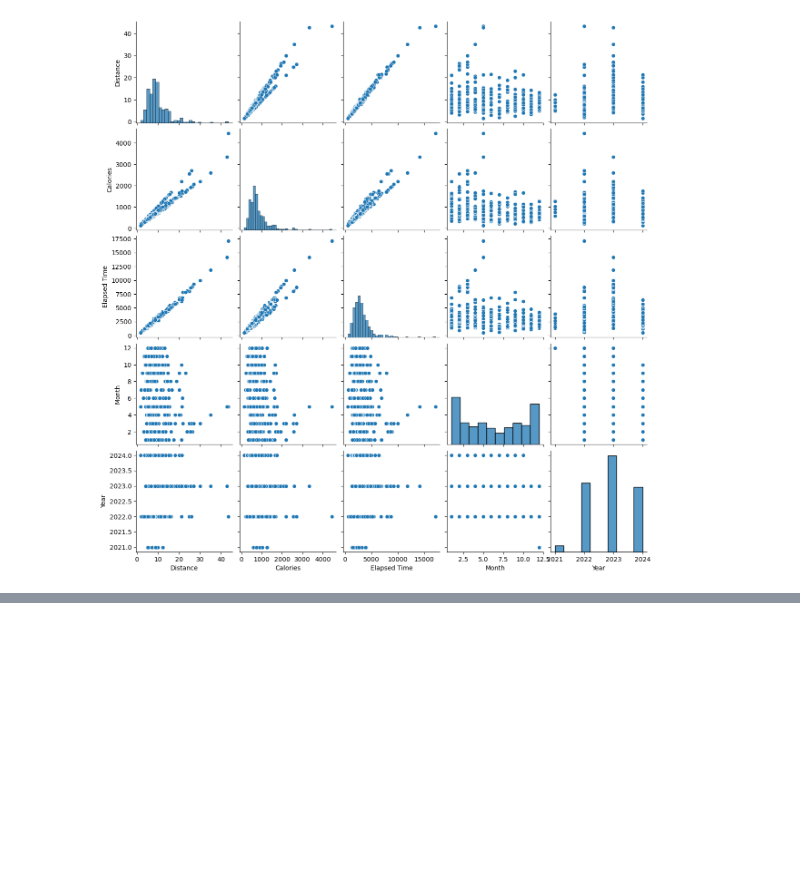
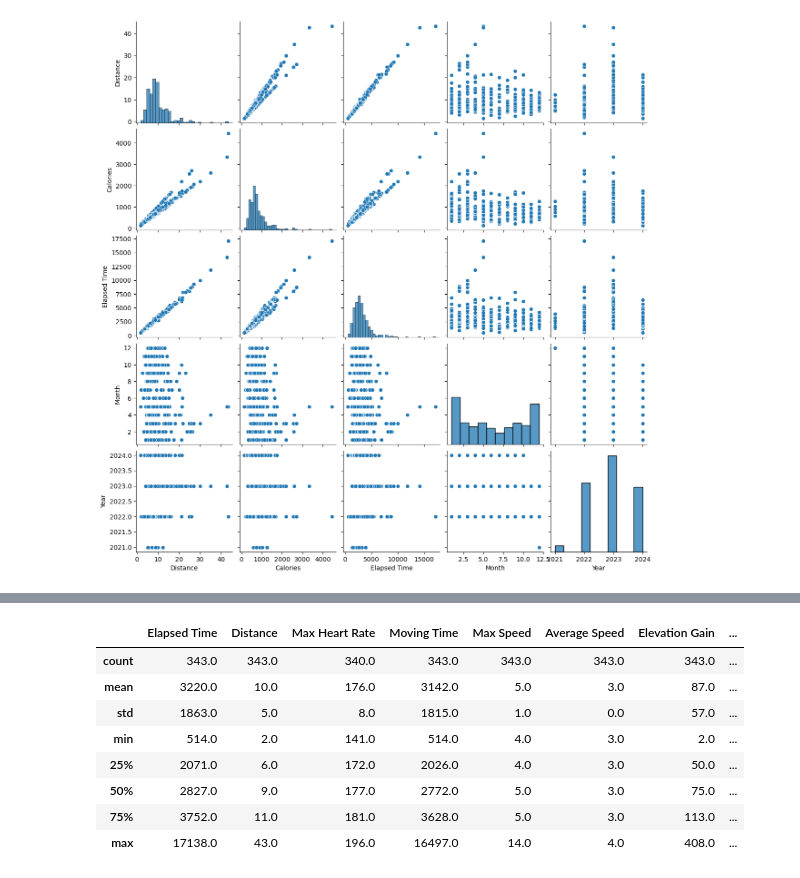
Before and after one commit to dayates/simple_projects, a Jupyter notebook: strava_data_analysis/strava_data_analysis.ipynb, the cells around one changed output, grey strips where cells are left out. Cells and saved outputs as stored; diff of their text form; code cells hidden in the pictures; blank space fills up the shorter version.

```diff
--- a/strava_data_analysis/strava_data_analysis.ipynb
+++ b/strava_data_analysis/strava_data_analysis.ipynb
@@ -180,0 +190,13 @@ sns.pairplot(pp_df);
+# %%
+#look a at a summary of our data
+run_df.describe().round(0)
+# %% [output]
+|  | Elapsed Time | Distance | Max Heart Rate | Moving Time | Max Speed | Average Speed | Elevation Gain | ... |
+| count | 343.0 | 343.0 | 340.0 | 343.0 | 343.0 | 343.0 | 343.0 | ... |
+| mean | 3220.0 | 10.0 | 176.0 | 3142.0 | 5.0 | 3.0 | 87.0 | ... |
+| std | 1863.0 | 5.0 | 8.0 | 1815.0 | 1.0 | 0.0 | 57.0 | ... |
+| min | 514.0 | 2.0 | 141.0 | 514.0 | 4.0 | 3.0 | 2.0 | ... |
+| 25% | 2071.0 | 6.0 | 172.0 | 2026.0 | 4.0 | 3.0 | 50.0 | ... |
+| 50% | 2827.0 | 9.0 | 177.0 | 2772.0 | 5.0 | 3.0 | 75.0 | ... |
+| 75% | 3752.0 | 11.0 | 181.0 | 3628.0 | 5.0 | 3.0 | 113.0 | ... |
+| max | 17138.0 | 43.0 | 196.0 | 16497.0 | 14.0 | 4.0 | 408.0 | ... |
```
Also changed, not shown: parts of 3 cells of this notebook.
